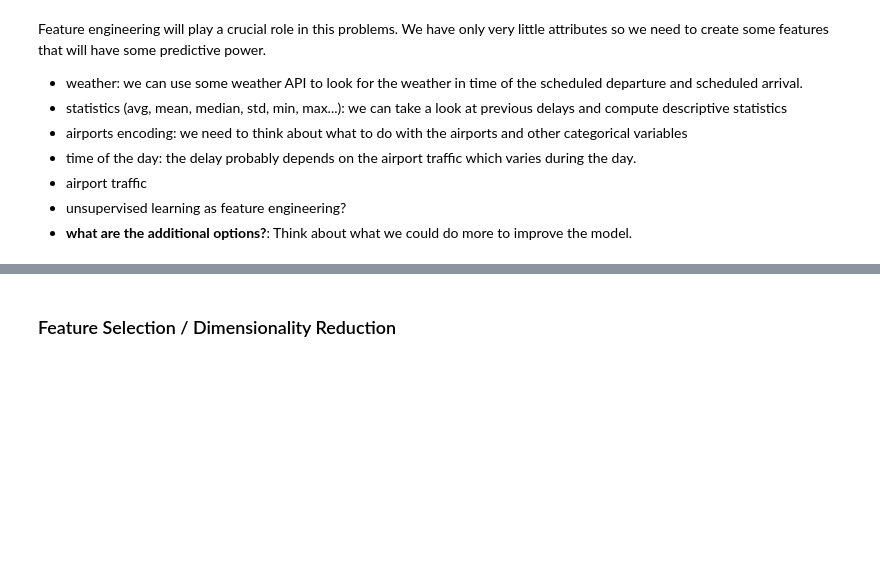
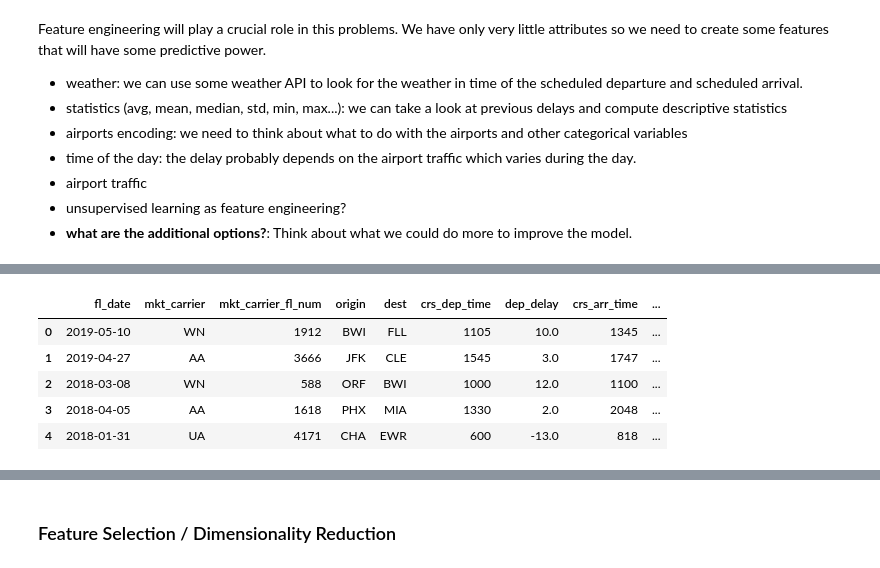
Before and after one commit to isaac-lee1/Flight-Delay-Predictions, a Jupyter notebook: src/modules/modeling/modeling.ipynb, the cells around one changed output, grey strips where cells are left out. Saved outputs shown, nothing was run; the diff lists cells and outputs as text; code cells hidden in the pictures; blank space fills up the shorter version.

Commit message:
made changes to preprocessing books, as well as adding features in modeling book

```diff
--- a/src/modules/modeling/modeling.ipynb
+++ b/src/modules/modeling/modeling.ipynb
@@ -30,0 +84,23 @@ Feature engineering will play a crucial role in this problems. We have only very
+# %%
+# Label encode airline, and aiport columns
+le = preprocessing.LabelEncoder()
+le.fit(df_flights_feat['origin'])
+df_flights_feat['origin_encoded'] = le.transform(df_flights_feat['origin'])
+df_flights_feat['dest_encoded'] = le.transform(df_flights_feat['dest'])
+
+label_enc = preprocessing.LabelEncoder()
+label_enc.fit(df_flights_feat['mkt_carrier'])
+df_flights_feat['airline_encoded'] = label_enc.transform(df_flights_feat['mkt_carrier'])
+
+label_enc2 = preprocessing.LabelEncoder()
+label_enc2.fit(df_flights_feat['mkt_carrier_fl_num'])
+df_flights_feat['fl_num_encoded'] = label_enc2.transform(df_flights_feat['mkt_carrier_fl_num'])
+
+df_flights_feat.head()
+# %% [output]
+|  | fl_date | mkt_carrier | mkt_carrier_fl_num | origin | dest | crs_dep_time | dep_delay | crs_arr_time | ... |
+| 0 | 2019-05-10 | WN | 1912 | BWI | FLL | 1105 | 10.0 | 1345 | ... |
+| 1 | 2019-04-27 | AA | 3666 | JFK | CLE | 1545 | 3.0 | 1747 | ... |
+| 2 | 2018-03-08 | WN | 588 | ORF | BWI | 1000 | 12.0 | 1100 | ... |
+| 3 | 2018-04-05 | AA | 1618 | PHX | MIA | 1330 | 2.0 | 2048 | ... |
+| 4 | 2018-01-31 | UA | 4171 | CHA | EWR | 600 | -13.0 | 818 | ... |
```
Also changed, not shown: parts of 20 cells of this notebook, 4 other files.
